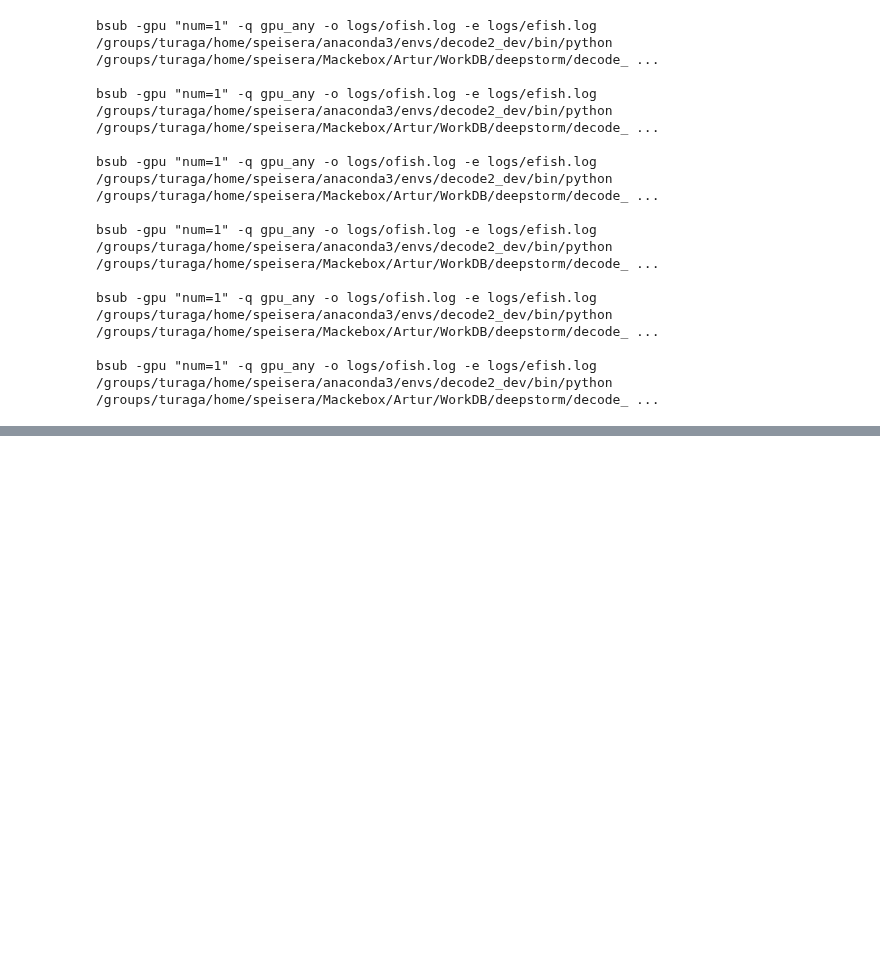
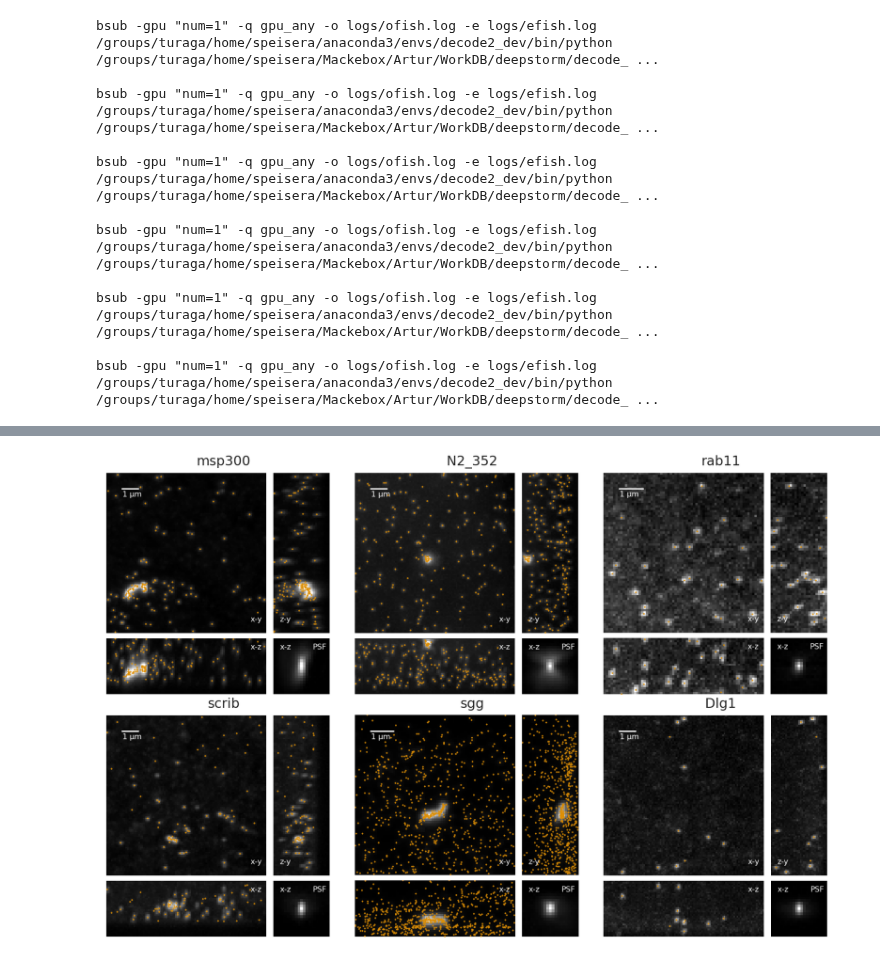
Before and after one commit to TuragaLab/decode_fish, a Jupyter notebook: figures/Real_fig.ipynb, the cells around one changed output, grey strips where cells are left out. Saved outputs shown, nothing was run; the diff lists cells and outputs as text; code cells hidden in the pictures; blank space fills up the shorter version.

```diff
--- a/figures/Real_fig.ipynb
+++ b/figures/Real_fig.ipynb
@@ -161,0 +165,28 @@ for exp in exps:
+# %%
+# export
+from matplotlib.backends.backend_agg import FigureCanvas
+def combine_figures(figures, titles, nrows=1, ncols=2, figsize=(10,5)):
+
+    imgs = []
+    for f in figures:
+        canvas = FigureCanvas(f)
+        canvas.draw()
+        imgs.append(np.array(canvas.renderer.buffer_rgba()))
+
+    figure = plt.figure(figsize=figsize)
+    axes = figure.subplots(nrows, ncols)
+    plt.subplots_adjust(hspace=0.,wspace=0.)
+
+    axes = axes.reshape(-1)
+
+    for i in range(len(imgs)):
+        axes[i].imshow(imgs[i])
+        axes[i].axis('off')
+        if len(titles) >= len(imgs)-1:
+            axes[i].set_title(titles[i], size=30)
+
+    return figure
+# %%
+_ = combine_figures(all_figs, exps, figsize=(30,20), ncols=3, nrows=2)
+# %% [output]
+[figure, added]
```
Also changed, not shown: parts of 5 cells of this notebook, 30 other files.
